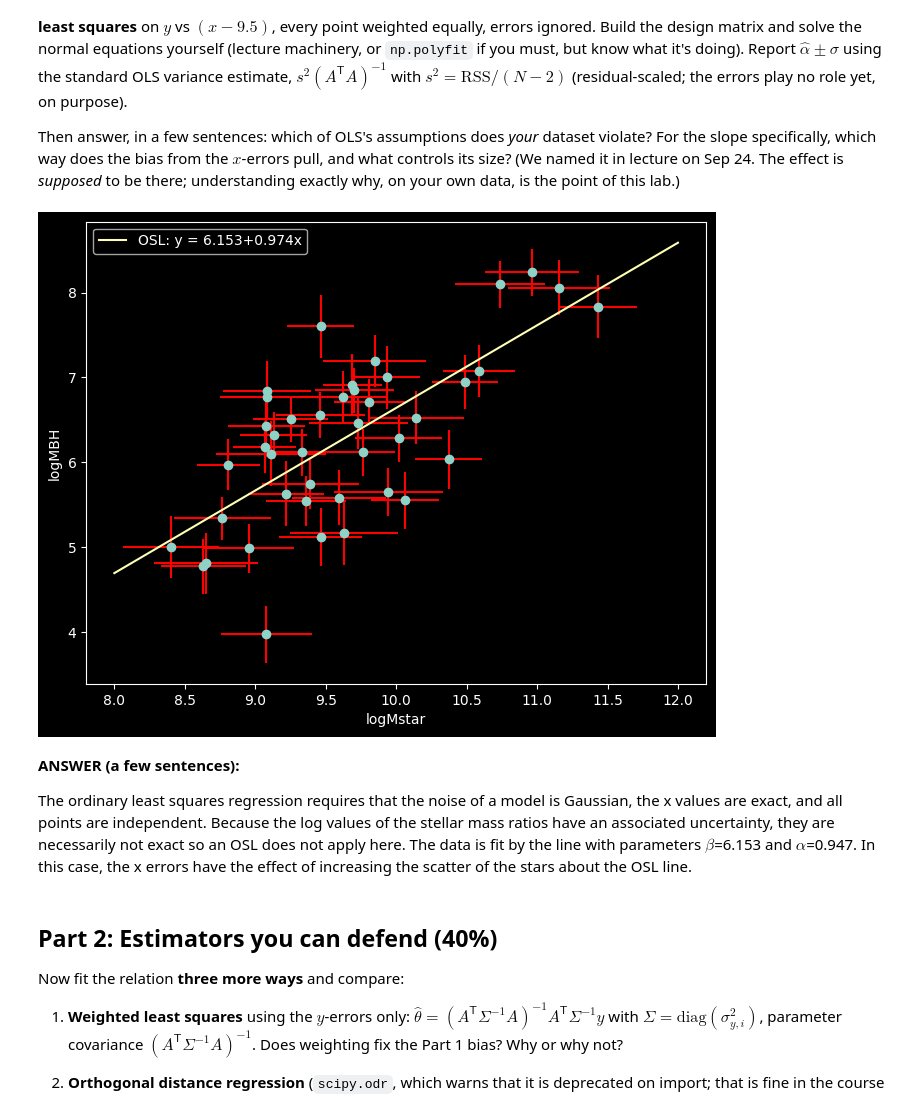
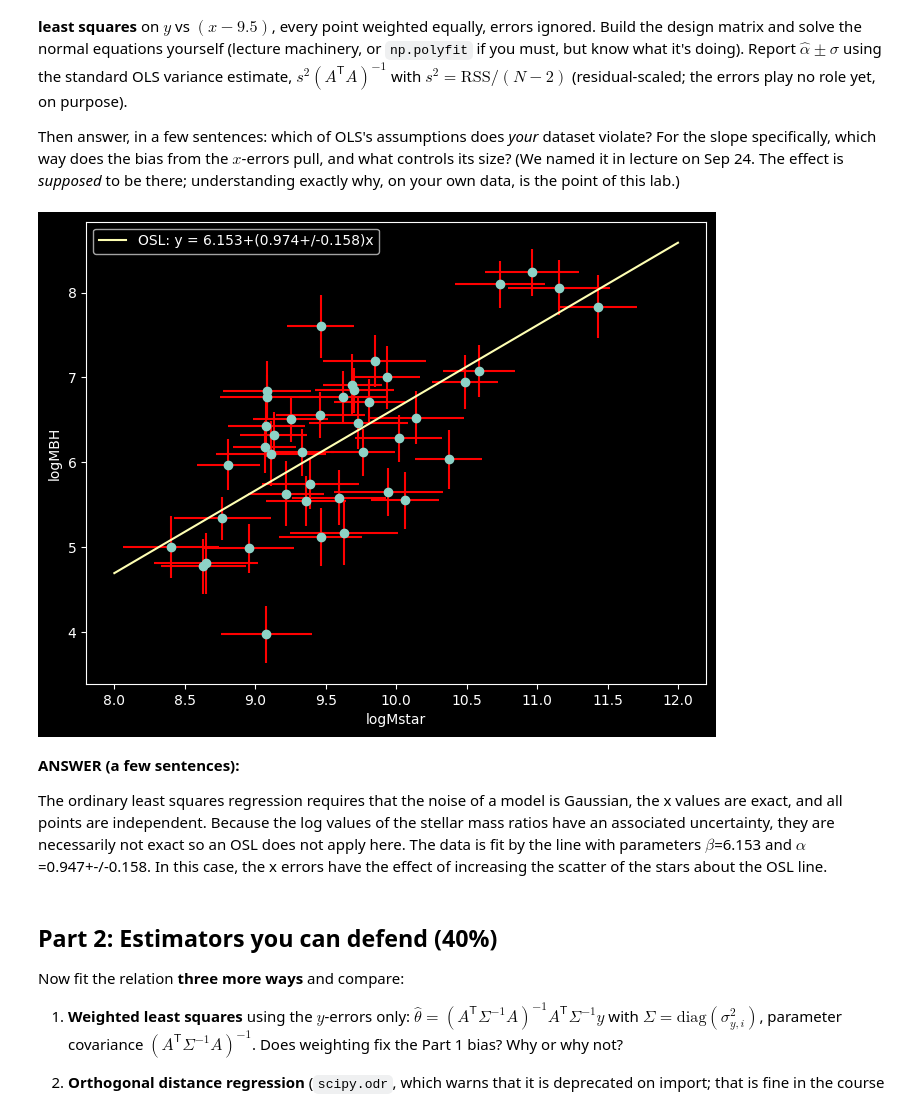
Before and after one commit to andrewtsteves/ast457_2026_Fall, a Jupyter notebook: submissions/asteves2/lab04.ipynb, the cells around one changed output. Cells and saved outputs as stored; diff of their text form; code cells hidden in the pictures.

```diff
--- a/submissions/asteves2/lab04.ipynb
+++ b/submissions/asteves2/lab04.ipynb
@@ -56,42 +56,43 @@ to be there; understanding exactly why, on your own data, is the point of this l
  # Part 1: your work here
 import numpy as np
 import pandas as pd
 import matplotlib.pyplot as plt
+import pylab as p
 
 NETID = 'asteves2'  # <-- set this
 dat = pd.read_csv(f'/Users/andrewsteves/ast457_2026_Fall/labs/04/data/{NETID}.csv')
 x, x_err, y, y_err = dat['logMstar'].to_numpy(), dat['err_logMstar'].to_numpy(), dat['logMBH'].to_numpy(), dat['err_logMBH'].to_numpy()
 
 #Design matrix: contains all information about the line aX+b where in the ordinary case all a's and b's are weighted the same
 A = np.vstack([np.ones_like(x), x - 9.5]).T
 
 AtA_inv = np.linalg.inv(A.T @ A)
 theta = AtA_inv @ A.T @ y
 resid = y - A @ theta
 
 N, k = A.shape
 s2 = resid @ resid / (N-k)
 cov = s2 * AtA_inv
 
 xx = np.linspace(8, 12, 100)
-alpha = theta[1]
-sig_alpha = np.sqrt(cov[1, 1])
-beta = theta[0]
+alpha_OSL = theta[1]
+a_stddev_OSL = np.sqrt(cov[1, 1])
+beta_OSL = theta[0]
 
 fig= plt.figure(figsize=(8, 6))
 plt.errorbar(x, y, yerr = y_err, xerr = x_err, fmt = 'o', ecolor = 'r')
-plt.plot(xx, beta + (xx - 9.5) * alpha, label = f'OSL: y = {beta:.3f}+{alpha:.3f}x')
+plt.plot(xx, beta_OSL + (xx - 9.5) * alpha_OSL, label = f'OSL: y = {beta_OSL:.3f}+({alpha_OSL:.3f}+/-{a_stddev_OSL:.3f})x')
 plt.xlabel('logMstar')
 plt.ylabel('logMBH')
 plt.legend()
 
 plt.show()
 # %% [output]
-[figure, old version]
+[figure, new version]
 # %% [markdown]
 **ANSWER (a few sentences):**
 
-The ordinary least squares regression requires that the noise of a model is Gaussian, the x values are exact, and all points are independent. Because the log values of the stellar mass ratios have an associated uncertainty, they are necessarily not exact so an OSL does not apply here. The data is fit by the line with parameters $\beta$=6.153 and $\alpha$=0.947. In this case, the x errors have the effect of increasing the scatter of the stars about the OSL line.
+The ordinary least squares regression requires that the noise of a model is Gaussian, the x values are exact, and all points are independent. Because the log values of the stellar mass ratios have an associated uncertainty, they are necessarily not exact so an OSL does not apply here. The data is fit by the line with parameters $\beta$=6.153 and $\alpha$=0.947+-/-0.158. In this case, the x errors have the effect of increasing the scatter of the stars about the OSL line.
 # %% [markdown]
 ## Part 2: Estimators you can defend (40%)
 
```
Also changed, not shown: parts of 2 cells of this notebook.
